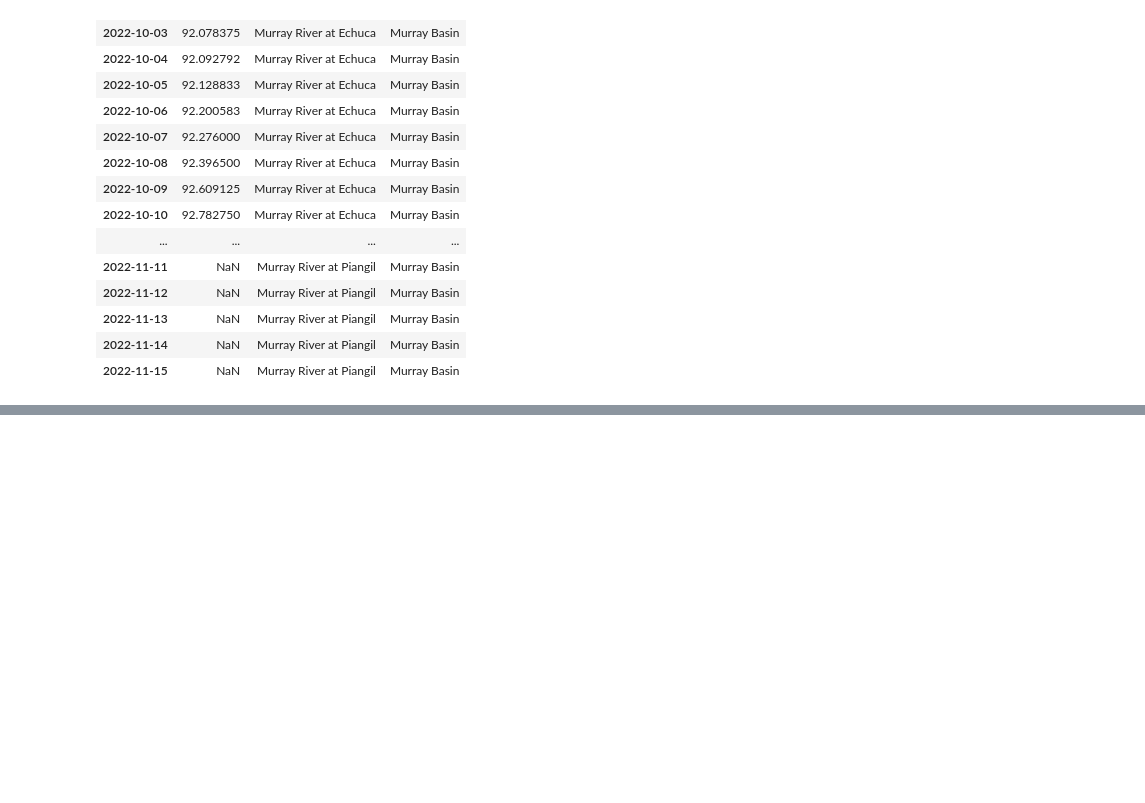
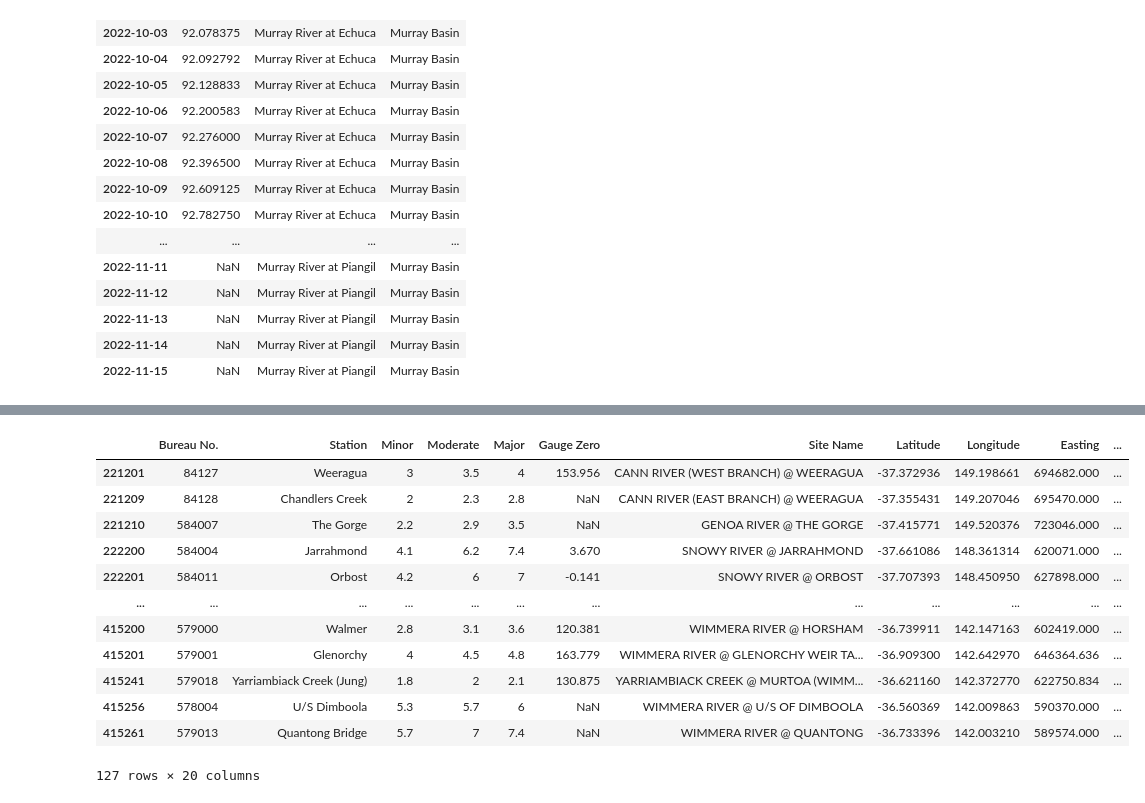
Before and after one commit to jgOhYeah/FIT3179, a Jupyter notebook: Week10_Homework/Dataprocessing.ipynb, the cells around one changed output, grey strips where cells are left out. Drawn from its saved outputs; the diff is of its cells as text; code cells hidden in the pictures; blank space fills up the shorter version.

```diff
--- a/Week10_Homework/Dataprocessing.ipynb
+++ b/Week10_Homework/Dataprocessing.ipynb
@@ -347,0 +429,11 @@ c
+# %%
+def max_height(site_id):
+    try:
+        heights = pd.read_csv(f"{site_id}.MeanWaterLevel.csv", skiprows=2)
+        max_row = heights.loc[heights["Mean"].idxmax()]
+    except (KeyError, FileNotFoundError):
+        return np.NaN
+    else:
+        return pd.Series([max_row["Date"], max_row["Mean"]])
+# %%
+details_levels[["Max Height Date", "Max Height"]] = details_levels.apply(lambda row: max_height(row.name), axis=1)
@@ -347,0 +469,38 @@ c
+# %%
+def correct_zeros(row):
+    row["Offset"] = 0
+    if(row["Max Height"] > 50):
+        # AHD
+        datum = float(row["Gauge Zero (Ahd)"])
+        row["Offset"] = -datum
+        row["Max Height"] -= datum
+
+        def update(index):
+            try:
+                row[index] = float(row[index]) - datum
+            except ValueError:
+                pass
+
+        update("Major ")
+        update("Moderate ")
+        update("Minor ")
+
+    return row
+
+details_levels = details_levels.apply(correct_zeros, axis=1)
+# %%
+details_levels
+# %% [output]
+|  | Bureau No. | Station | Minor | Moderate | Major | Gauge Zero | Site Name | Latitude | Longitude | Easting | ... |
+| 221201 | 84127 | Weeragua | 3 | 3.5 | 4 | 153.956 | CANN RIVER (WEST BRANCH) @ WEERAGUA | -37.372936 | 149.198661 | 694682.000 | ... |
+| 221209 | 84128 | Chandlers Creek | 2 | 2.3 | 2.8 | NaN | CANN RIVER (EAST BRANCH) @ WEERAGUA | -37.355431 | 149.207046 | 695470.000 | ... |
+| 221210 | 584007 | The Gorge | 2.2 | 2.9 | 3.5 | NaN | GENOA RIVER @ THE GORGE | -37.415771 | 149.520376 | 723046.000 | ... |
+| 222200 | 584004 | Jarrahmond | 4.1 | 6.2 | 7.4 | 3.670 | SNOWY RIVER @ JARRAHMOND | -37.661086 | 148.361314 | 620071.000 | ... |
+| 222201 | 584011 | Orbost | 4.2 | 6 | 7 | -0.141 | SNOWY RIVER @ ORBOST | -37.707393 | 148.450950 | 627898.000 | ... |
+| ... | ... | ... | ... | ... | ... | ... | ... | ... | ... | ... | ... |
+| 415200 | 579000 | Walmer | 2.8 | 3.1 | 3.6 | 120.381 | WIMMERA RIVER @ HORSHAM | -36.739911 | 142.147163 | 602419.000 | ... |
+| 415201 | 579001 | Glenorchy | 4 | 4.5 | 4.8 | 163.779 | WIMMERA RIVER @ GLENORCHY WEIR TA... | -36.909300 | 142.642970 | 646364.636 | ... |
+| 415241 | 579018 | Yarriambiack Creek (Jung) | 1.8 | 2 | 2.1 | 130.875 | YARRIAMBIACK CREEK @ MURTOA (WIMM... | -36.621160 | 142.372770 | 622750.834 | ... |
+| 415256 | 578004 | U/S Dimboola | 5.3 | 5.7 | 6 | NaN | WIMMERA RIVER @ U/S OF DIMBOOLA | -36.560369 | 142.009863 | 590370.000 | ... |
+| 415261 | 579013 | Quantong Bridge | 5.7 | 7 | 7.4 | NaN | WIMMERA RIVER @ QUANTONG | -36.733396 | 142.003210 | 589574.000 | ... |
+127 rows × 20 columns
```
Also changed, not shown: parts of 15 cells of this notebook, 5 other files.
